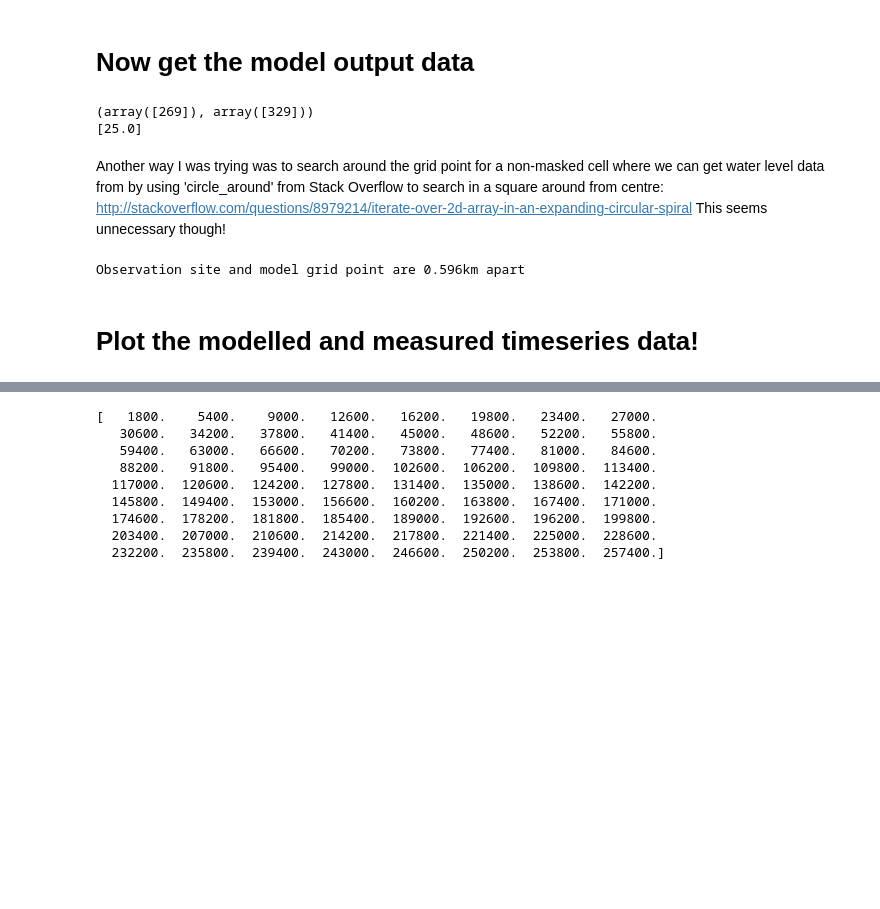
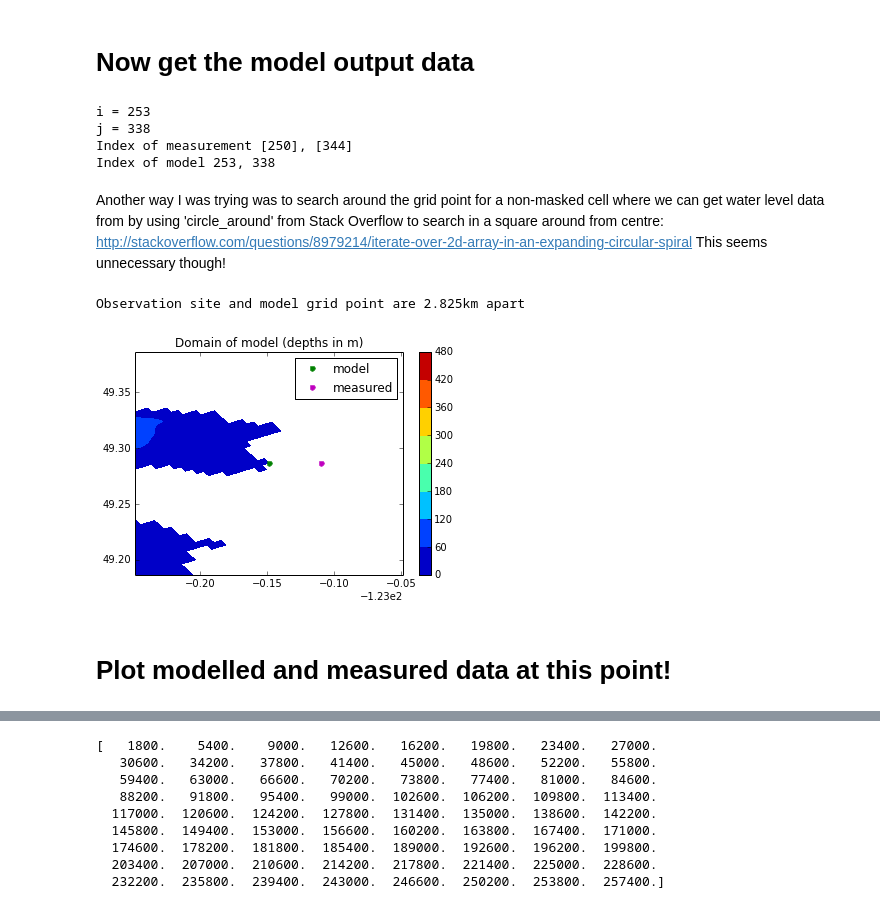
Before and after one commit to SalishSeaCast/tools, a Jupyter notebook: dfo_w_level/DFO_waterleveldownload.ipynb, the cells around one changed output, grey strips where cells are left out. Cells and saved outputs as stored; diff of their text form; code cells hidden in the pictures; blank space fills up the shorter version.

```diff
--- a/dfo_w_level/DFO_waterleveldownload.ipynb
+++ b/dfo_w_level/DFO_waterleveldownload.ipynb
@@ -165,20 +166,39 @@ grid = NC.Dataset('SubDom_bathy_meter_NOBCchancomp.nc','r')
 bathy = grid.variables['Bathymetry'][:,:]
 
 #find the closest model grid point to the measured data
-#tolerance for searching for grid points
-tol = 0.005
+#tolerance for searching for grid points (approx. distances between adjacent grid points)
+tol1 = 0.0052  #lon
+tol2 = 0.00189 #lat
 
-#search for a grid point with lon/lat within tolerance of measured location and that is not masked (ie. is water)
-x1, y1=np.where(np.logical_and(np.logical_and((np.logical_and(X>stat_lon[0]-tol,X<stat_lon[0]+tol)),
-                               np.logical_and(Y>stat_lat[0]-tol,Y<stat_lat[0]+tol)),bathy.mask==False))
+#search for a grid point with lon/lat within tolerance of measured location
+x1, y1=np.where(np.logical_and((np.logical_and(X>stat_lon[0]-tol1,X<stat_lon[0]+tol1)),
+                                              np.logical_and(Y>stat_lat[0]-tol2,Y<stat_lat[0]+tol2)))
 
-#(what if no point is found?? what if more than 1 point is found? To do tomorrow!!)
+#if x1,y1 is masked, search 3x3 grid around. If all those points are masked, search 4x4 grid around etc
+for ii in np.arange(1,10):
+    if bathy.mask[x1,y1]==True:
+        for i in np.arange(x1-ii,x1+ii+1):
+            for j in np.arange(y1-ii,y1+ii+1):
+                if bathy.mask[i,j] == False:
+                    print('i = '+str(i))
+                    print('j = '+str(j))
+                    break
+            if bathy.mask[i,j] == False:
+                break
+        if bathy.mask[i,j] == False:
+            break
+#Urgh. This code is yukky. There must be a more elegant way to do this.
+#Also, shouldn't I take into account distance from the observation point, rather than just taking the first point found?
 
-print(x1,y1)
-print(bathy[x1,y1])
+print('Index of measurement '+str(x1)+', '+str(y1))
+x1 = i
+y1 = j
+print('Index of model '+str(x1)+', '+str(y1))
 # %% [output]
-(array([269]), array([329]))
-[25.0]
+i = 253
+j = 338
+Index of measurement [250], [344]
+Index of model 253, 338
 # %% [markdown]
 Another way I was trying was to search around the grid point for a non-masked cell where we can get water level data from by using 'circle_around' from Stack Overflow to search in a square around from centre:
 http://stackoverflow.com/questions/8979214/iterate-over-2d-array-in-an-expanding-circular-spiral
@@ -187,8 +207,6 @@ This seems unnecessary though!
 #Calculate distance between measured and modelled location to check how this is doing
 #haversine function copied from stackoverflow:
 #http://stackoverflow.com/questions/4913349/haversine-formula-in-python-bearing-and-distance-between-two-gps-points
-
-from math import radians, cos, sin, asin, sqrt
 
 def haversine(lon1, lat1, lon2, lat2):
     # convert decimal degrees to radians
@@ -201,10 +219,7 @@ def haversine(lon1, lat1, lon2, lat2):
     km = 6367 * c
     return km
 
-type(float(stat_lon[0]))
-type(float(X[x1,y1]))
-
 dist = haversine(float(stat_lon[0]),float(stat_lat[0]),float(X[x1,y1]),float(Y[x1,y1]))
 print('Observation site and model grid point are '+str(round(dist,3))+'km apart')
 # %% [output]
-Observation site and model grid point are 0.596km apart
+Observation site and model grid point are 2.825km apart
@@ -213,3 +226,19 @@ Observation site and model grid point are 0.596km apart
+# %%
+#Plot the two spots on a map
+def plot_meas_mod_locations(measlon, measlat, modlon, modlat):
+    plt.contourf(X,Y,bathy)
+    plt.colorbar()
+    plt.title('Domain of model (depths in m)')
+    hold = True
+    plt.plot(modlon,Y[x1,y1],'g.',markersize=10,label='model')
+    plt.plot(measlon,measlat,'m.',markersize=10,label='measured')
+    plt.xlim([modlon-0.1,modlon+0.1])
+    plt.ylim([modlat-0.1,modlat+0.1])
+    plt.legend(numpoints=1)
+
+plot_meas_mod_locations(stat_lon[0],stat_lat[0],X[x1,y1],Y[x1,y1])
+# %% [output]
+[figure, added]
 # %% [markdown]
-# Plot the modelled and measured timeseries data!
+# Plot modelled and measured data at this point!
 # %%
```
Also changed, not shown: parts of 4 cells of this notebook, 1 other file.
